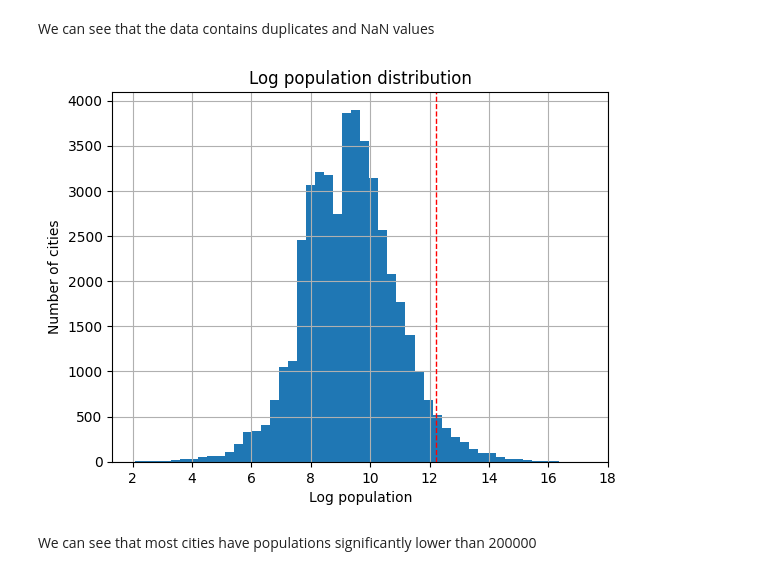
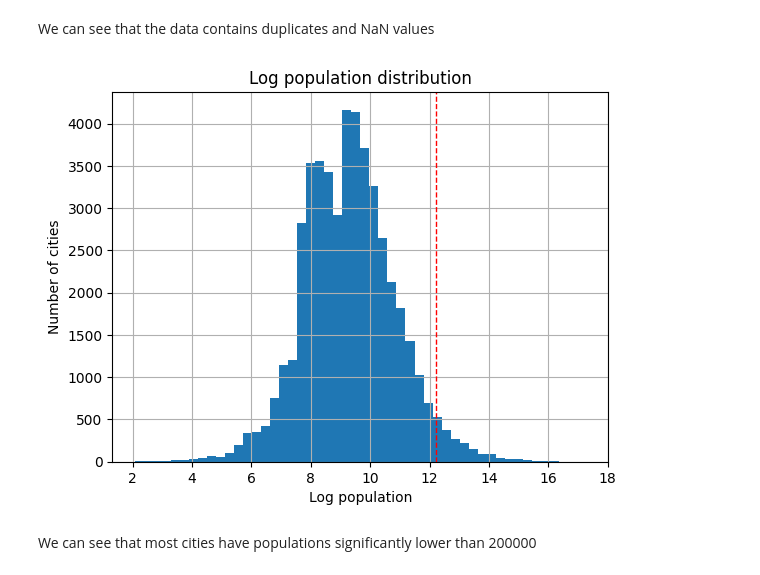
Before and after one commit to aqslky/Around-the-world, a Jupyter notebook: notebooks/01_data_preprocessing.ipynb, the cells around one changed output. Drawn from its saved outputs; the diff is of its cells as text; code cells hidden in the pictures.

```diff
--- a/notebooks/01_data_preprocessing.ipynb
+++ b/notebooks/01_data_preprocessing.ipynb
@@ -89,14 +89,14 @@ dtype: int64
 # %% [markdown]
 We can see that the data contains duplicates and NaN values
 # %%
-df['population'].dropna().apply(np.log1p).hist(bins=50)
+df['Population'].dropna().apply(np.log1p).hist(bins=50)
 plt.axvline(np.log1p(200000), color='red', linestyle='dashed', linewidth=1)
 plt.xlabel("Log population")
 plt.ylabel("Number of cities")
 plt.title("Log population distribution")
 plt.show()
 # %% [output]
-[figure, old version]
+[figure, new version]
 # %% [markdown]
 We can see that most cities have populations significantly lower than 200000
 # %% [markdown]
```
Also changed, not shown: parts of 6 cells of this notebook.
